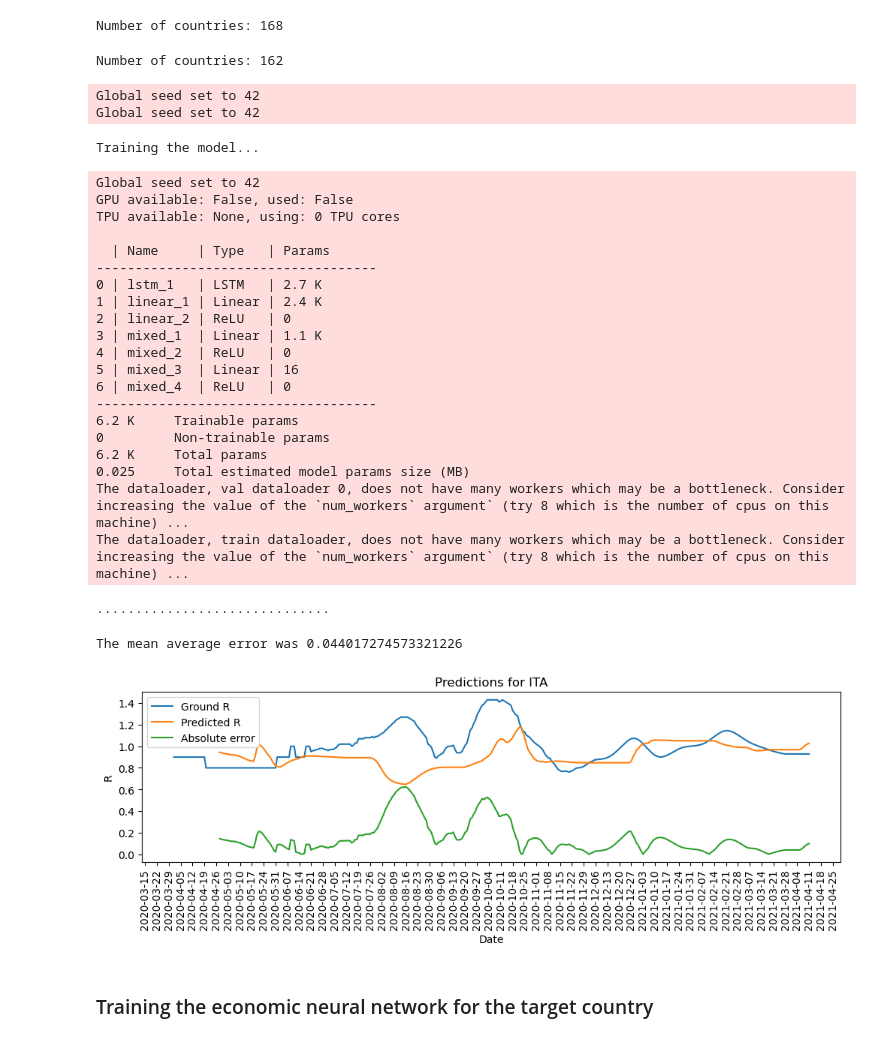
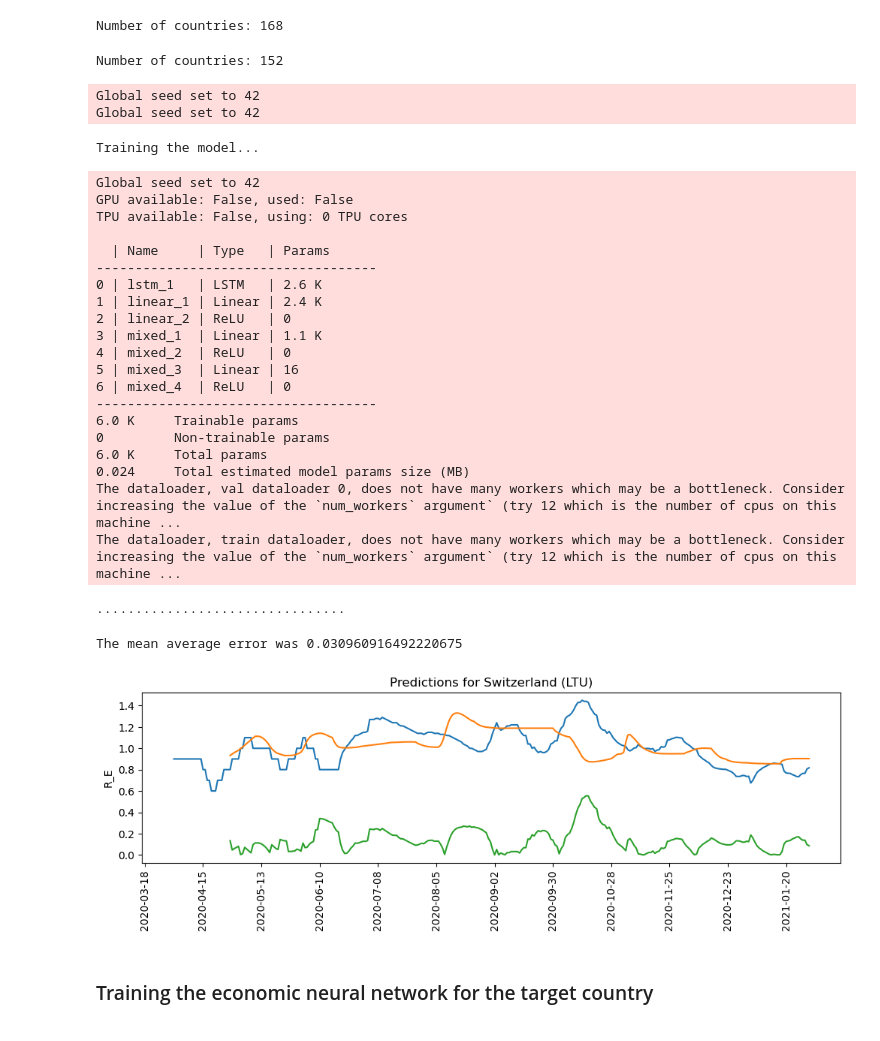
Before and after one commit to EPFLiGHT/What-If_model, a Jupyter notebook: ReinforcementLearning.ipynb, the cells around one changed output. Saved outputs shown, nothing was run; the diff lists cells and outputs as text; code cells hidden in the pictures.

```diff
--- a/ReinforcementLearning.ipynb
+++ b/ReinforcementLearning.ipynb
@@ -24,7 +24,9 @@ CHANGE_EVERY = 7
 
 assert WINDOW_SIZE % CHANGE_EVERY == 0
 
-TARGET_COUNTRY = 'ITA'
+TARGET_COUNTRY = 'LTU'
+
+STARTING_DATE = '2021-01-31'
 # %% [markdown]
 ### Training the reproduction rate neural network for the target country
 # %% [markdown]
@@ -34,3 +40,6 @@ data_swissre = pd.read_csv('data/final_data.csv', parse_dates=['date']).set_inde
+# %%
+data_swissre = data_swissre[data_swissre.index >= '2020-04-01']
+data_swissre = data_swissre[data_swissre.index <= STARTING_DATE]
 # %%
 # Selecting the features
 with open('config/reinforcement_learning_features.yaml', 'r', encoding='utf-8') as file:
@@ -84,7 +93,7 @@ iso_codes = list(df[df['cases'] > 2000]['iso_code'].unique())
 df = df[df['iso_code'].isin(iso_codes)]
 print(f"Number of countries: {len(df.iso_code.unique())}")
 # %% [output]
-Number of countries: 162
+Number of countries: 152
 # %%
 # Final training colums
 train_cols= swissre_features['demography'] +\
@@ -107,11 +116,11 @@ Global seed set to 42
 Training the model...
 Global seed set to 42
 GPU available: False, used: False
-TPU available: None, using: 0 TPU cores
+TPU available: False, using: 0 TPU cores
 
   | Name     | Type   | Params
 ------------------------------------
-0 | lstm_1   | LSTM   | 2.7 K
+0 | lstm_1   | LSTM   | 2.6 K
 1 | linear_1 | Linear | 2.4 K
 2 | linear_2 | ReLU   | 0
 3 | mixed_1  | Linear | 1.1 K
@@ -119,21 +128,21 @@ TPU available: None, using: 0 TPU cores
 5 | mixed_3  | Linear | 16
 6 | mixed_4  | ReLU   | 0
 ------------------------------------
-6.2 K     Trainable params
+6.0 K     Trainable params
 0         Non-trainable params
-6.2 K     Total params
-0.025     Total estimated model params size (MB)
-The dataloader, val dataloader 0, does not have many workers which may be a bottleneck. Consider increasing the value of the `num_workers` argument` (try 8 which is the number of cpus on this machine) ...
-The dataloader, train dataloader, does not have many workers which may be a bottleneck. Consider increasing the value of the `num_workers` argument` (try 8 which is the number of cpus on this machine) ...
+6.0 K     Total params
+0.024     Total estimated model params size (MB)
+The dataloader, val dataloader 0, does not have many workers which may be a bottleneck. Consider increasing the value of the `num_workers` argument` (try 12 which is the number of cpus on this machine ...
+The dataloader, train dataloader, does not have many workers which may be a bottleneck. Consider increasing the value of the `num_workers` argument` (try 12 which is the number of cpus on this machine ...
-..............................
+................................
 # %%
 predictions = pipeline.predict()
 
-plot = Plot(df, 'r_estim', TARGET_COUNTRY, save_path='./plots/')
+plot = Plot(df, 'r_estim', TARGET_COUNTRY, 'Switzerland', save_path='./plots/')
 plot.plot_results(predictions, show = True)
 # %% [output]
-The mean average error was 0.044017274573321226
+The mean average error was 0.030960916492220675
-[figure, old version]
+[figure, new version]
 # %% [markdown]
 ### Training the economic neural network for the target country
 # %%
```
Also changed, not shown: parts of 32 cells of this notebook, 47 other files.
